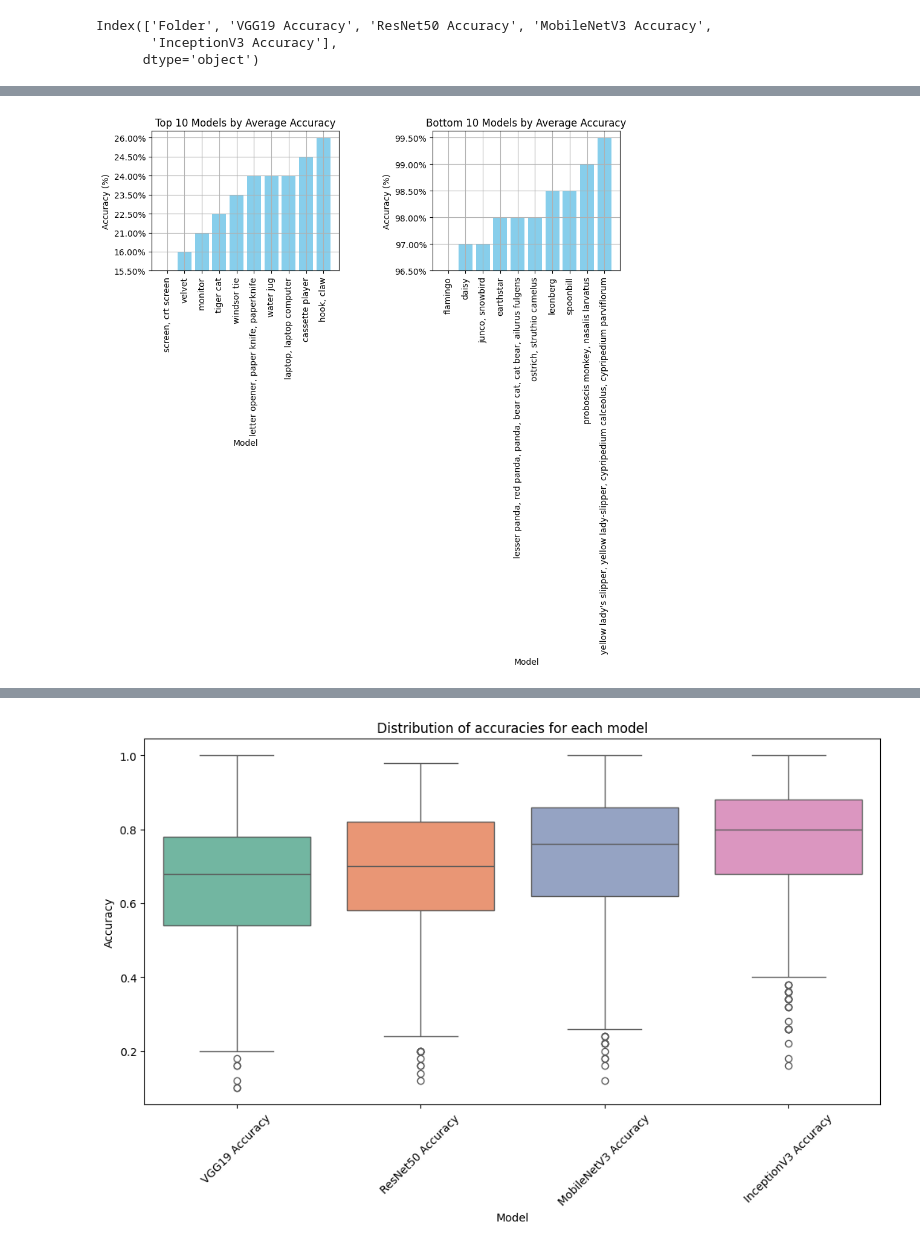
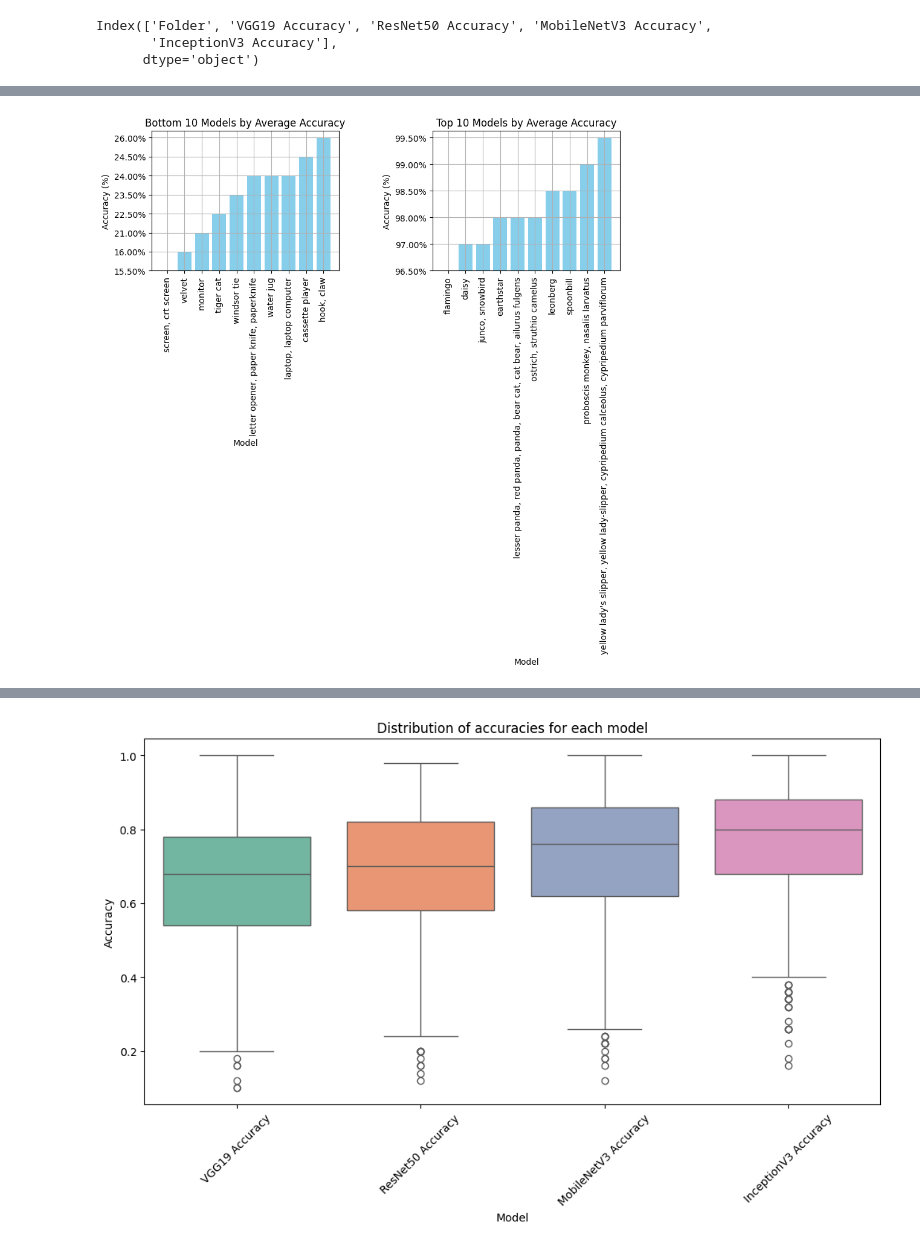
Before and after one commit to Khushi-MA/EIS, a Jupyter notebook: file1.ipynb, the cells around one changed output, grey strips where cells are left out. Cells and saved outputs as stored; diff of their text form; code cells hidden in the pictures.

```diff
--- a/file1.ipynb
+++ b/file1.ipynb
@@ -6,7 +6,7 @@ import matplotlib.pyplot as plt
 import pandas as pd
 import numpy as np
 
-df = pd.read_csv('accur.csv')
+df = pd.read_csv('accuracy.csv')
 # %%
 df.columns
 # %% [output]
@@ -28,34 +46,0 @@ InceptionV3 Accuracy    :76.85%
-# %%
-# Create a new DataFrame
-df_col_avg = pd.DataFrame(columns=['Accuracy', 'AccuracyAvg'])
-
-# List to hold results
-results = []
-
-# Average of each column
-for x in ['VGG19 Accuracy', 'MobileNetV3 Accuracy', 'MobileNetV3 Accuracy', 'InceptionV3 Accuracy']:
-    arr = df[x]
-    res = np.mean(arr, axis=0)
-    res = res * 100
-    # print(x + "\t:" + "{:.2f}".format(res) + "%")
-
-    # Add the results to the list
-    results.append({'Accuracy': x, 'AccuracyAvg': "{:.2f}".format(res) + "%"})
-
-# Convert the list to a DataFrame
-df_col_avg = pd.DataFrame(results)
-
-# Display the new DataFrame
-# print(df_col_avg)
-
-# Plotting the bar graph
-plt.figure(figsize=(5, 3))
-plt.bar(df_col_avg['Accuracy'], df_col_avg['AccuracyAvg'], color='skyblue')
-plt.xlabel('Model')
-plt.ylabel('Accuracy (%)')
-plt.title('Average Accuracy of Different Models')
-plt.xticks(rotation=30)
-plt.tight_layout()
-plt.grid()
-# plt.ylim(0,10)
-plt.show()
@@ -78,34 +61,34 @@ for x in range(len(df)):
 # Convert the list to a DataFrame
 df_row_avg = pd.DataFrame(results)
 
 # Display the new DataFrame
 # print(df_row_avg)
 
 df_row_avg = df_row_avg.sort_values('accuracyavg')
 
 
 fig, axs = plt.subplots(1, 2, figsize=(10, 3))
 
 # Plot the first bar graph (top 10 models)
 axs[0].bar(df_row_avg['class'].head(10), df_row_avg['accuracyavg'].head(10), color='skyblue')
 axs[0].set_xlabel('Model')
 axs[0].set_ylabel('Accuracy (%)')
-axs[0].set_title('Top 10 Models by Average Accuracy')
+axs[0].set_title('Bottom 10 Models by Average Accuracy')
 axs[0].tick_params(axis='x', rotation=90)
 axs[0].grid()
 
 # Plot the second bar graph (bottom 10 models)
 axs[1].bar(df_row_avg['class'].tail(10), df_row_avg['accuracyavg'].tail(10), color='skyblue')
 axs[1].set_xlabel('Model')
 axs[1].set_ylabel('Accuracy (%)')
-axs[1].set_title('Bottom 10 Models by Average Accuracy')
+axs[1].set_title('Top 10 Models by Average Accuracy')
 axs[1].tick_params(axis='x', rotation=90)
 axs[1].grid()
 
 plt.subplots_adjust(wspace=0.5)
 
 # Show the plots
 plt.show()
 # %% [output]
-[figure, old version]
+[figure, new version]
 # %%
```
Also changed, not shown: parts of 28 cells of this notebook.
